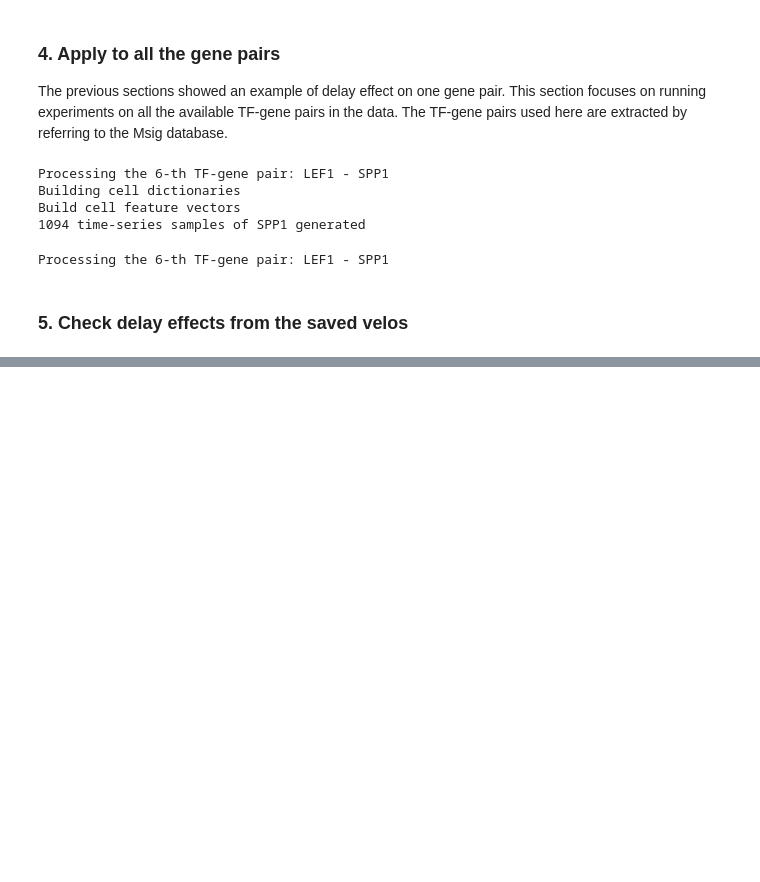
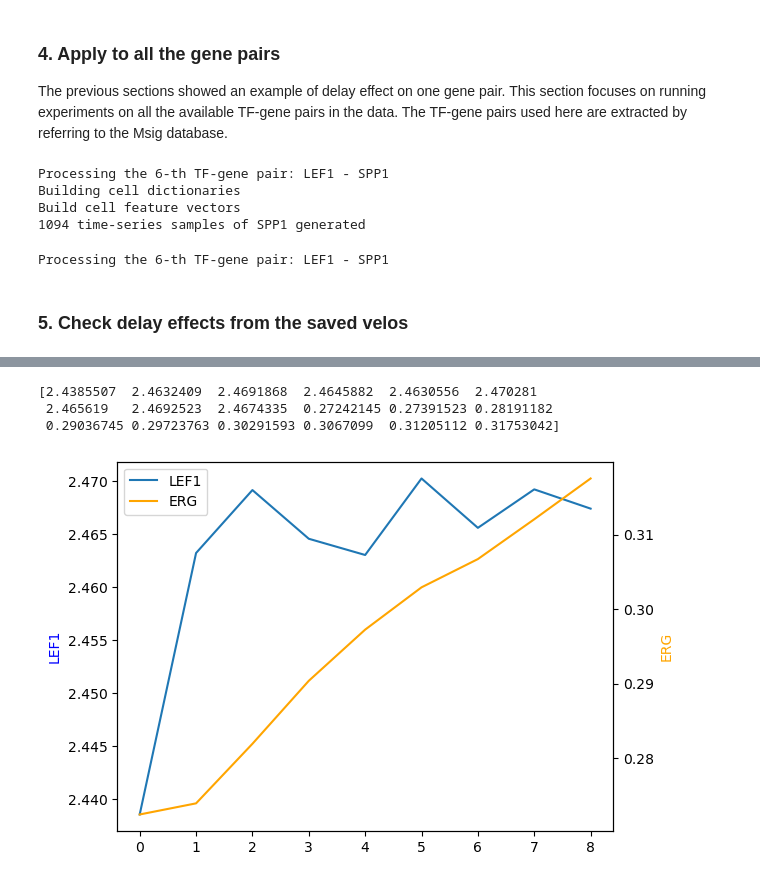
Before and after one commit to xwang97/SpatialDynamics, a Jupyter notebook: Analysis/delay_effect.ipynb, the cells around one changed output, grey strips where cells are left out. Cells and saved outputs as stored; diff of their text form; code cells hidden in the pictures; blank space fills up the shorter version.

```diff
--- a/Analysis/delay_effect.ipynb
+++ b/Analysis/delay_effect.ipynb
@@ -223,0 +224,26 @@ print(significant_pairs)
+# %%
+tf = "LEF1"
+gene = "ERG"
+tf_gene_folder = os.path.join(folder+'DelayPairs/', f"{tf}_{gene}/")
+velo_file = tf_gene_folder + tf + '_' + gene + '_velos.csv'
+velos = pd.read_csv(velo_file, header=None).values
+i, len = 138, velos.shape[1]
+print(velos[i])
+sample1, sample2 = velos[i, 0:int(len//2)], velos[i, int(len//2):]
+
+fig, ax1 = plt.subplots()
+line1, = ax1.plot(sample1, label=tf)
+ax1.set_ylabel(tf, color='b')
+
+ax2 = ax1.twinx()
+line2, = ax2.plot(sample2, 'orange', label=gene)
+ax2.set_ylabel(gene, color='orange')
+lines = [line1, line2]
+labels = [line.get_label() for line in lines]
+ax1.legend(lines, labels, loc="upper left")
+plt.show()
+# %% [output]
+[2.4385507  2.4632409  2.4691868  2.4645882  2.4630556  2.470281
+ 2.465619   2.4692523  2.4674335  0.27242145 0.27391523 0.28191182
+ 0.29036745 0.29723763 0.30291593 0.3067099  0.31205112 0.31753042]
+[figure, added]
```
Also changed, not shown: parts of 2 cells of this notebook, 4 other files.
